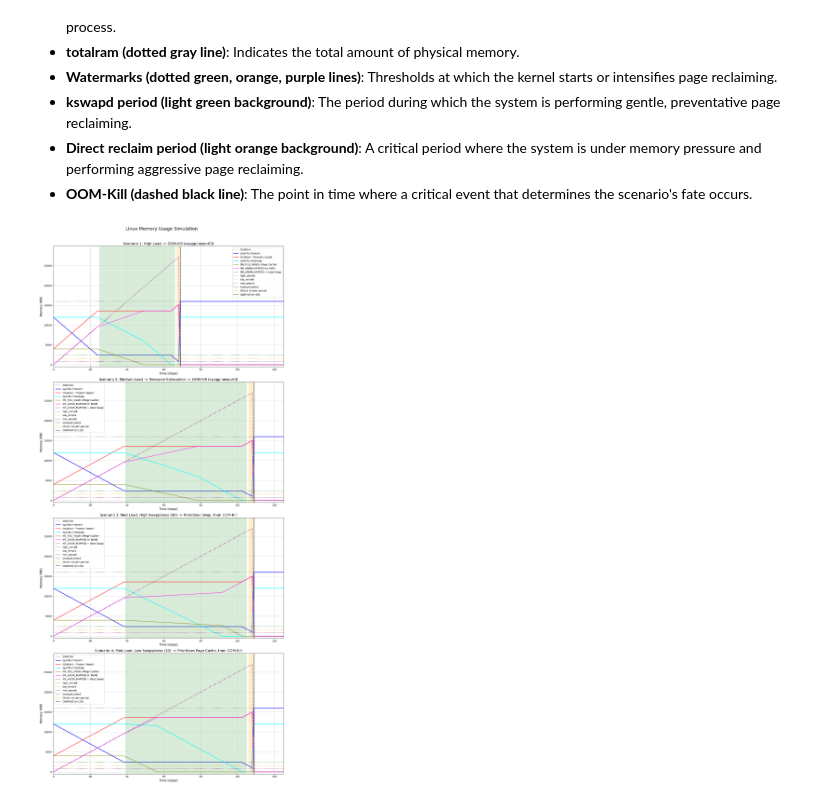
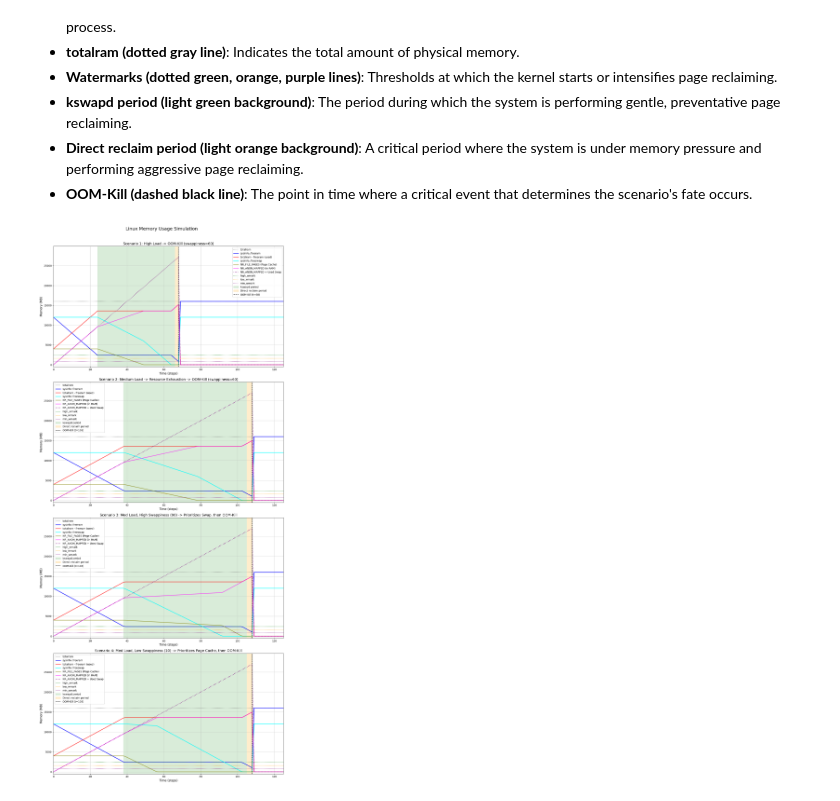
Before and after one commit to takayuki-nagata/Linux_Memory_Management_Simulation, a Jupyter notebook: Linux_Memory_Management_Simulation.ipynb, the cells around one changed output. Cells and saved outputs as stored; diff of their text form; code cells hidden in the pictures.

Commit message:
refactor(simulation): Overhaul logic and plotting for correctness and clarity
This commit addresses several logical and visual inaccuracies in the initial version of the memory management simulation to ensure the output graph correctly reflects the underlying model behavior.

Problems in the Initial Version:

Incorrect OOM-Kill RAM Calculation: During an OOM-Kill event, the amount of freed RAM was miscalculated. It incorrectly added the process's used swap space back to free_ram, resulting in an exaggerated and inaccurate representation of memory recovery.

Off-by-One Event Timing: All visual markers for memory pressure events were delayed by one step in the plot. The OOM-Kill line and the background shading for kswapd/Direct reclaim periods appeared one step after the triggering event occurred.

Visual Gaps Between Reclaim Periods: A one-step gap would appear when transitioning from the kswapd period to the Direct reclaim period, caused by the simulation logic momentarily exiting the reclaim state after a successful kswapd run.

Implemented Solutions:

Corrected OOM-Kill Logic: The RAM recovery calculation upon OOM-Kill at step t has been fixed to free_ram[t-1] + anon_pages_in_ram[t-1], accurately reflecting that only RAM pages are freed. The oom_triggered_time is also now correctly marked at t-1.

Fixed Reclaim Trigger Logic: The logic for determining reclaim_log at step t is now based on the memory pressure calculated for the current step, eliminating the one-step lag.

Reworked Plotting for Accurate Visualization: Replaced fill_between with axvspan to precisely shade the correct [t-1, t] interval for events at step t, solving the timing issue. A visual fix was also added to the plotting function to fill the one-step gaps between reclaim periods for a more intuitive representation of sustained memory pressure.

Assisted-by: Gemini

```diff
--- a/Linux_Memory_Management_Simulation.ipynb
+++ b/Linux_Memory_Management_Simulation.ipynb
@@ -113,23 +113,27 @@ def simulate_with_swappiness(
 
         # 1. Memory acquisition (increase in anonymous pages)
         gain = process_memory_gain if not (stop_step and t > stop_step) else 0
-        current_total_anon = total_anon_pages[t-1] + gain
         ram_after_gain = free_ram[t-1] - gain
 
         current_free_swap = free_swap[t-1]
         current_file_pages = file_pages[t-1]
+        current_total_anon = total_anon_pages[t-1] + gain
 
         reclaimed_from_file = 0
         swapped_out = 0
-        tentative_reclaim_log = reclaim_log[t-1]
 
-        # 2. Determine the required reclaim level
-        if ram_after_gain < low_wmark or (tentative_reclaim_log == 2 and ram_after_gain < high_wmark):
+        # 2. Determine the required reclaim level based on the current pressure
+        if ram_after_gain < low_wmark:
             tentative_reclaim_log = 2
         elif ram_after_gain < high_wmark:
             tentative_reclaim_log = 1
         else:
             tentative_reclaim_log = 0
+
+        # Make the direct reclaim state "sticky": if we were already in direct reclaim,
+        # and haven't recovered above the high watermark, keep reclaiming.
+        if reclaim_log[t-1] == 2 and ram_after_gain < high_wmark:
+            tentative_reclaim_log = 2
 
         # 3. Reclaim pages based on swappiness
         if tentative_reclaim_log > 0:
@@ -155,17 +159,18 @@ def simulate_with_swappiness(
         total_reclaimed_ram = reclaimed_from_file + swapped_out
         ram_after_reclaim_attempt = max(0, ram_after_gain) + total_reclaimed_ram
 
-        # 4. OOM-Kill check
+        # 4. OOM-Kill check (Corrected Logic)
         if ram_after_reclaim_attempt < min_wmark:
-            oom_triggered_time = t
-            # OOM Occurs: release all anonymous pages allocated by the process
-            free_ram[t] = min(free_ram[t-1] + anon_pages_in_ram[t-1] + (total_swap - free_swap[t-1]), total_ram)
+            oom_triggered_time = t - 1
+            reclaim_log[t-1] = 2
+
+            free_ram[t] = min(free_ram[t-1] + anon_pages_in_ram[t-1], total_ram)
             anon_pages_in_ram[t] = 0
             total_anon_pages[t] = 0
-            file_pages[t] = file_pages[t-1] # file_pages are not affected
-            free_swap[t] = total_swap # Assume swap is also freed
+            file_pages[t] = file_pages[t-1]
+            free_swap[t] = total_swap
             used_ram[t] = total_ram - free_ram[t]
-            reclaim_log[t] = 2
+            reclaim_log[t] = 0
             continue
 
         # 5. Update state if OOM did not occur
@@ -185,6 +190,7 @@ def plot_with_swappiness(ax, data, title, params):
     """Plots the simulation results"""
     time, free_ram, used_ram, free_swap, file_pages, anon_pages_in_ram, total_anon_pages, events, reclaim_log = data
     total_ram, total_swap, watermarks, max_steps = params['total_ram'], params['total_swap'], params['watermarks'], params['max_steps']
+    high_wmark = total_ram * watermarks['high']
 
     ax.axhline(y=total_ram, color='dimgray', linestyle=':', label='totalram')
 
@@ -195,19 +201,36 @@ def plot_with_swappiness(ax, data, title, params):
     ax.plot(time, anon_pages_in_ram, label='NR_ANON_MAPPED (in RAM)', color='magenta', linewidth=2, linestyle='-', alpha=0.7)
     ax.plot(time, total_anon_pages, label='NR_ANON_MAPPED + Used Swap', color='purple', linewidth=2, linestyle=':')
 
-    ax.axhline(y=total_ram * watermarks['high'], color='green', linestyle=':', label='high_wmark')
+    ax.axhline(y=high_wmark, color='green', linestyle=':', label='high_wmark')
     ax.axhline(y=total_ram * watermarks['low'], color='orange', linestyle=':', label='low_wmark')
     ax.axhline(y=total_ram * watermarks['min'], color='purple', linestyle=':', label='min_wmark')
 
     y_max = max(total_ram, np.max(total_anon_pages))
     y_limit_top = y_max * 1.1
     ax.set_ylim(-500, y_limit_top)
-    y_bottom, y_top = ax.get_ylim()
 
-    ax.fill_between(time, y_bottom, y_top, where=(reclaim_log == 1), facecolor='green', alpha=0.15, label='kswapd period')
-    ax.fill_between(time, y_bottom, y_top, where=(reclaim_log == 2), facecolor='orange', alpha=0.2, label='Direct reclaim period')
+    # --- FIX START: Replace fill_between with axvspan for precise period shading ---
+    # This logic only affects the plot, not the simulation data.
+    # It fills single-step gaps where reclaim stops but memory is still under pressure.
+    plot_reclaim_log = reclaim_log.copy()
+    for i in range(1, len(plot_reclaim_log)):
+        if plot_reclaim_log[i] == 0 and plot_reclaim_log[i-1] > 0 and free_ram[i] < high_wmark:
+             plot_reclaim_log[i] = plot_reclaim_log[i-1]
 
-    if events.get('oom_kill'):
+    # Use dummy plots for the legend handles, as axvspan doesn't create them.
+    ax.fill_between([], [], color='green', alpha=0.15, label='kswapd period')
+    ax.fill_between([], [], color='orange', alpha=0.2, label='Direct reclaim period')
+
+    # Iterate through time and draw a span for each step in a reclaim period.
+    # This correctly shades the interval [t-1, t] for an event at step t.
+    for t in range(1, max_steps + 1):
+        if plot_reclaim_log[t] == 1:
+            ax.axvspan(t - 1, t, facecolor='green', alpha=0.15, ec='none')
+        elif plot_reclaim_log[t] == 2:
+            ax.axvspan(t - 1, t, facecolor='orange', alpha=0.2, ec='none')
+    # --- FIX END ---
+
+    if events.get('oom_kill') is not None:
         ax.axvline(x=events['oom_kill'], color='black', linestyle='--', label=f'OOM-Kill (t={events["oom_kill"]})')
 
     ax.set_title(title, fontsize=14)
@@ -229,31 +252,31 @@ BASE_PARAMS = {
 plt.rcParams['font.family'] = 'sans-serif'
 
 fig, (ax1, ax2, ax3, ax4) = plt.subplots(4, 1, figsize=(14, 32))
 fig.suptitle('Linux Memory Usage Simulation', fontsize=18)
 
 # --- Scenario Execution & Plotting ---
 # Scenario 1: High load -> OOM-Kill
 params1 = {**BASE_PARAMS, 'process_memory_gain': 400, 'swappiness': 60}
 data1 = simulate_with_swappiness(**params1)
 plot_with_swappiness(ax1, data1, 'Scenario 1: High Load -> OOM-Kill (swappiness=60)', params1)
 
 # Scenario 2: Medium load -> Resource exhaustion -> OOM-Kill
 params2 = {**BASE_PARAMS, 'process_memory_gain': 250, 'swappiness': 60}
 data2 = simulate_with_swappiness(**params2)
 plot_with_swappiness(ax2, data2, 'Scenario 2: Medium Load -> Resource Exhaustion -> OOM-Kill (swappiness=60)', params2)
 
 # Scenario 3: Medium load, high swappiness -> Prioritizes Swap, then OOM-Kill
 params3 = {**BASE_PARAMS, 'process_memory_gain': 250, 'swappiness': 90}
 data3 = simulate_with_swappiness(**params3)
 plot_with_swappiness(ax3, data3, 'Scenario 3: Med Load, High Swappiness (90) -> Prioritizes Swap, then OOM-Kill', params3)
 
 # Scenario 4: Medium load, low swappiness -> Prioritizes Page Cache, then OOM-Kill
 params4 = {**BASE_PARAMS, 'process_memory_gain': 250, 'swappiness': 10}
 data4 = simulate_with_swappiness(**params4)
 plot_with_swappiness(ax4, data4, 'Scenario 4: Med Load, Low Swappiness (10) -> Prioritizes Page Cache, then OOM-Kill', params4)
 
 plt.tight_layout(rect=[0, 0, 1, 0.97])
 plt.savefig("memory_simulation_en.png")
 plt.show()
 # %% [output]
-[figure, old version]
+[figure, new version]
```
